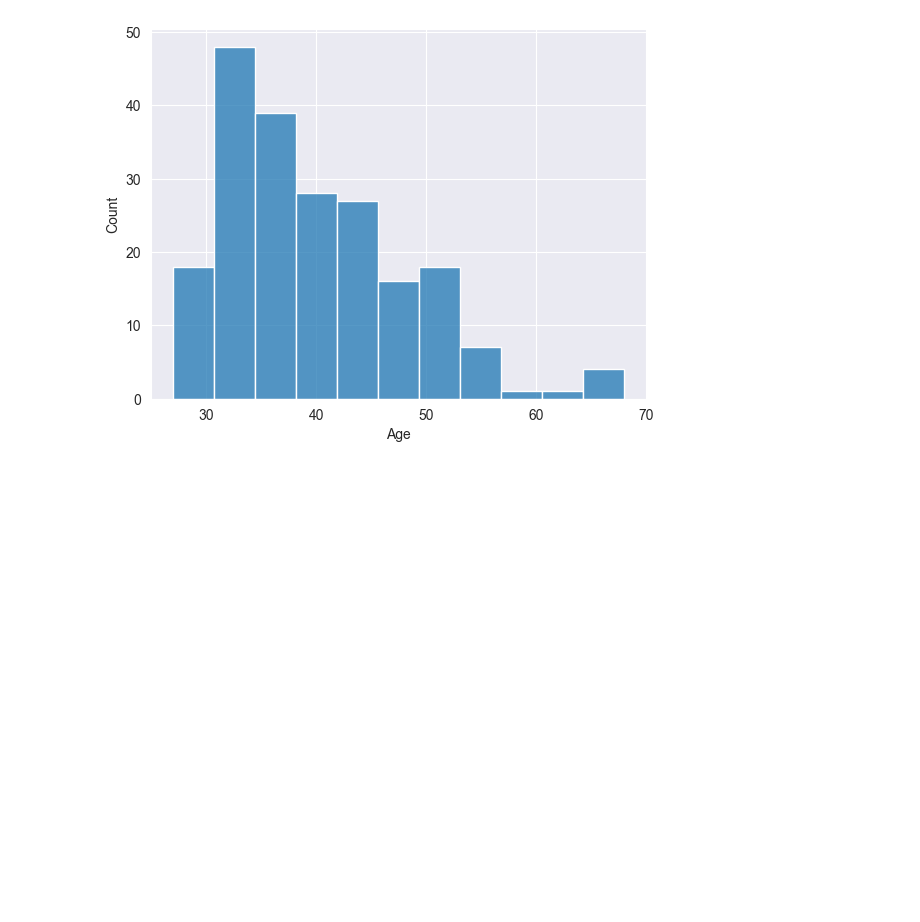
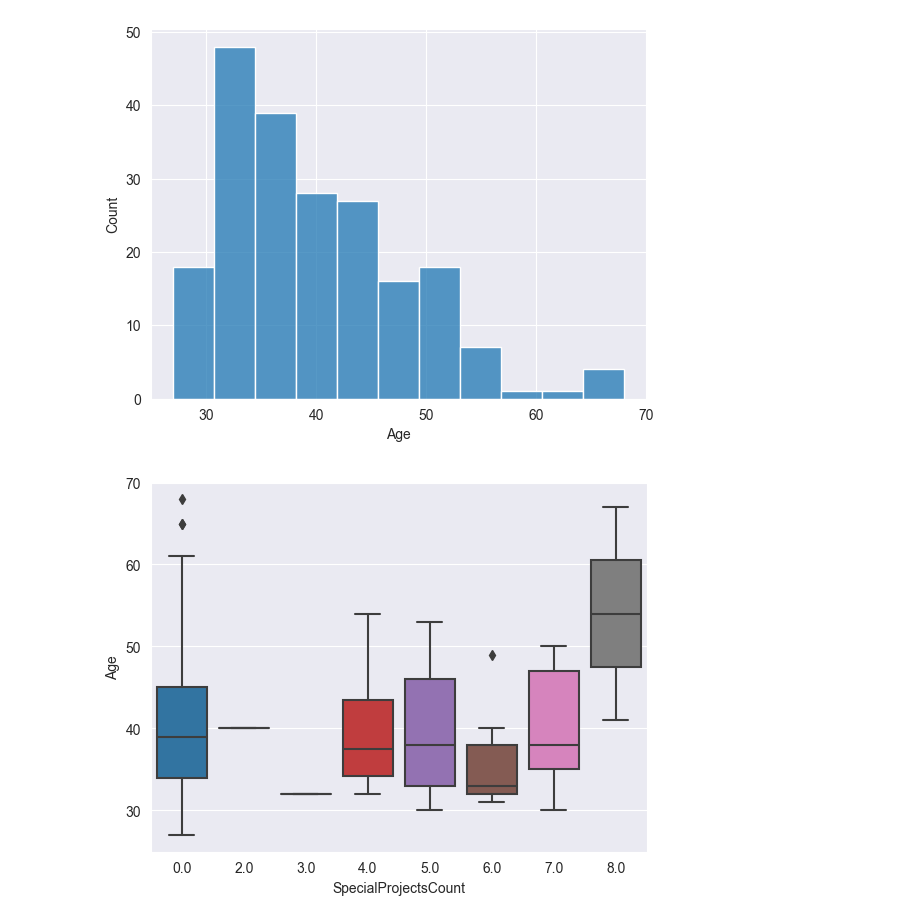
Before and after one commit to PiotrWitaszek/Seaborn, a Jupyter notebook: sb.ipynb, the cells around one changed output. Drawn from its saved outputs; the diff is of its cells as text; code cells hidden in the pictures; blank space fills up the shorter version.

```diff
--- a/sb.ipynb
+++ b/sb.ipynb
@@ -85,6 +86,12 @@ sns.histplot(data=df1, x=df1['Age'])
 # %% [output]
 <AxesSubplot:xlabel='Age', ylabel='Count'>
 [figure]
+# %%
+# 5 Czy starsi pracownicy pracują nad większą liczbą specjalnych projektów niż młodsi pracownicy?
+
+plot1=sns.boxplot(y='Age',x='SpecialProjectsCount',data=df1)
+# %% [output]
+[figure, added]
 # %%
 # 5 Czy starsi pracownicy pracują nad większą liczbą specjalnych projektów niż młodsi pracownicy?
 
```
Also changed, not shown: parts of 3 cells of this notebook.
